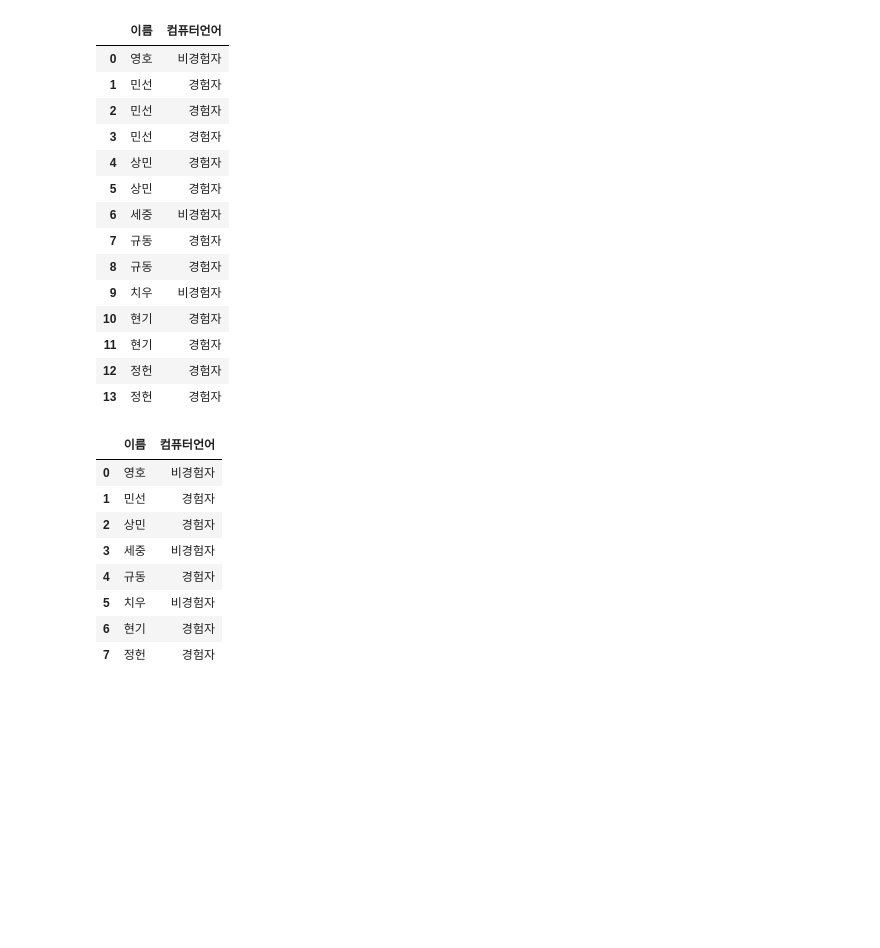
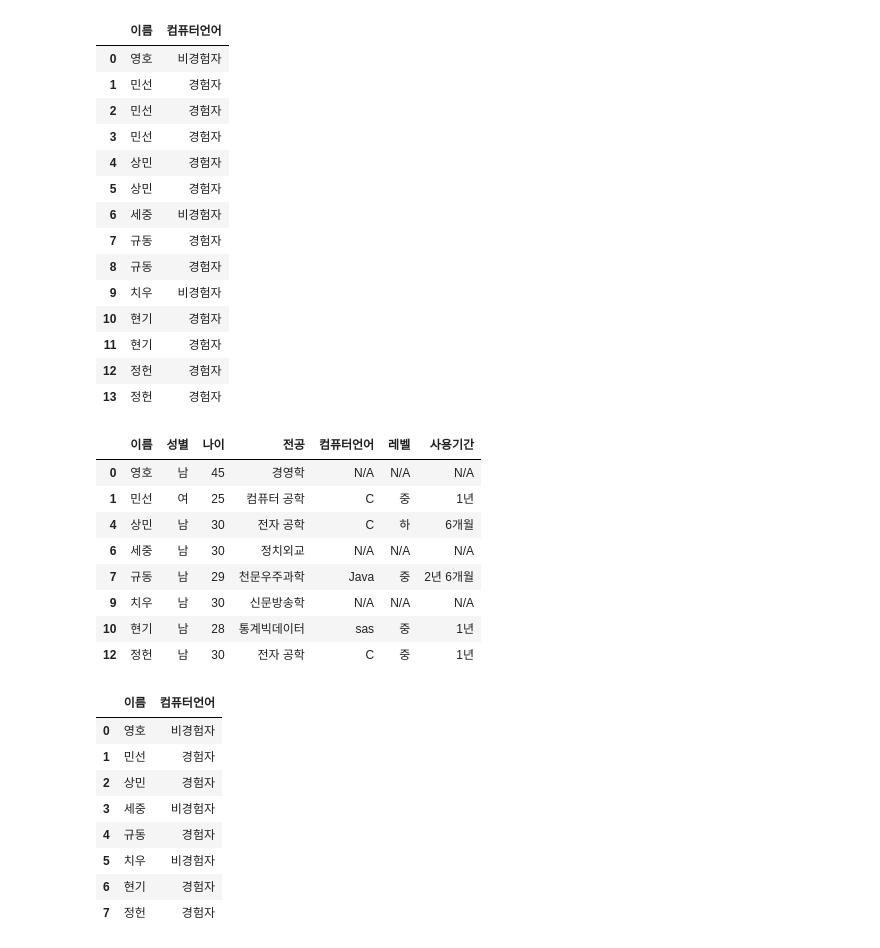
Before and after one commit to epata94/NewDataScience, a Jupyter notebook: 02_ETL/03_Data_Format/4. XML/Student_info_Parsing3.ipynb, the cells around one changed output. Saved outputs shown, nothing was run; the diff lists cells and outputs as text; code cells hidden in the pictures; blank space fills up the shorter version.

```diff
--- a/02_ETL/03_Data_Format/4. XML/Student_info_Parsing3.ipynb
+++ b/02_ETL/03_Data_Format/4. XML/Student_info_Parsing3.ipynb
@@ -209,6 +220,19 @@ df5
 | 11 | 현기 | 경험자 |
 | 12 | 정헌 | 경험자 |
 | 13 | 정헌 | 경험자 |
+# %%
+df7 = df.drop_duplicates('이름')
+df7
+# %% [output]
+|  | 이름 | 성별 | 나이 | 전공 | 컴퓨터언어 | 레벨 | 사용기간 |
+| 0 | 영호 | 남 | 45 | 경영학 | N/A | N/A | N/A |
+| 1 | 민선 | 여 | 25 | 컴퓨터 공학 | C | 중 | 1년 |
+| 4 | 상민 | 남 | 30 | 전자 공학 | C | 하 | 6개월 |
+| 6 | 세중 | 남 | 30 | 정치외교 | N/A | N/A | N/A |
+| 7 | 규동 | 남 | 29 | 천문우주과학 | Java | 중 | 2년 6개월 |
+| 9 | 치우 | 남 | 30 | 신문방송학 | N/A | N/A | N/A |
+| 10 | 현기 | 남 | 28 | 통계빅데이터 | sas | 중 | 1년 |
+| 12 | 정헌 | 남 | 30 | 전자 공학 | C | 중 | 1년 |
 # %%
 df5 = df5.drop_duplicates(ignore_index=True)
 df5
```
Also changed, not shown: parts of 3 cells of this notebook, 20 other files.
